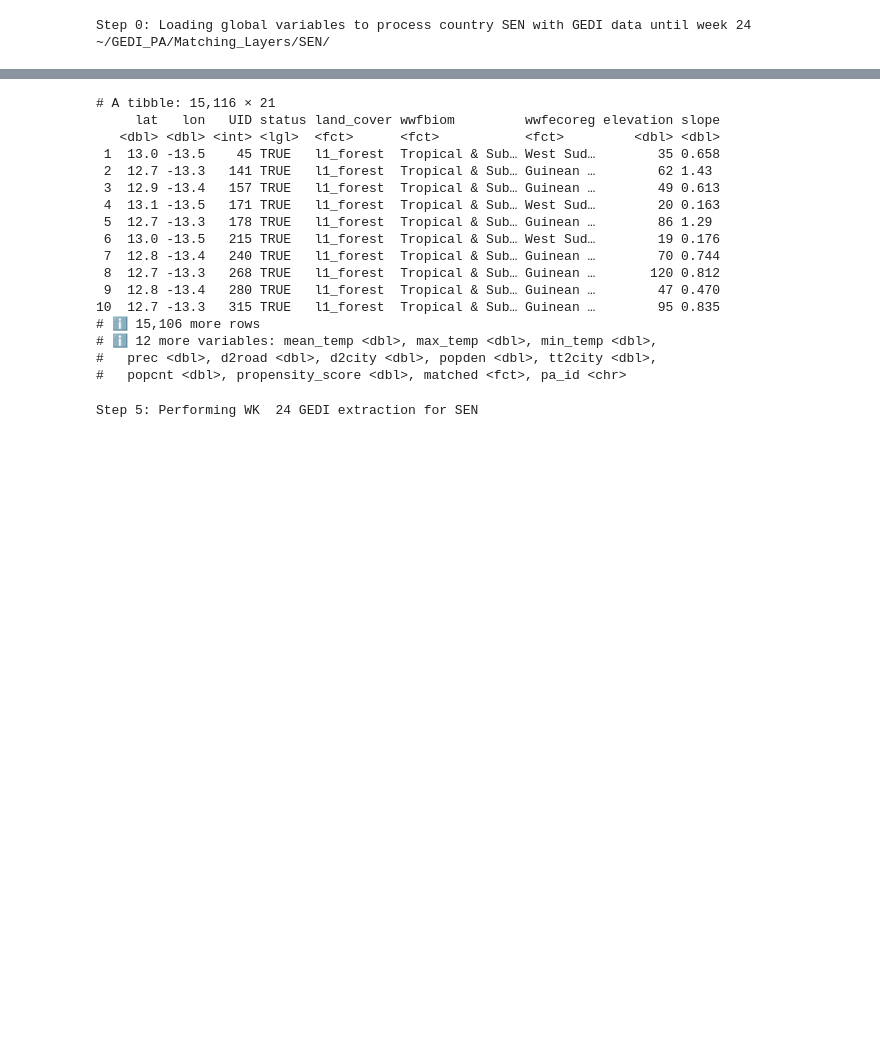
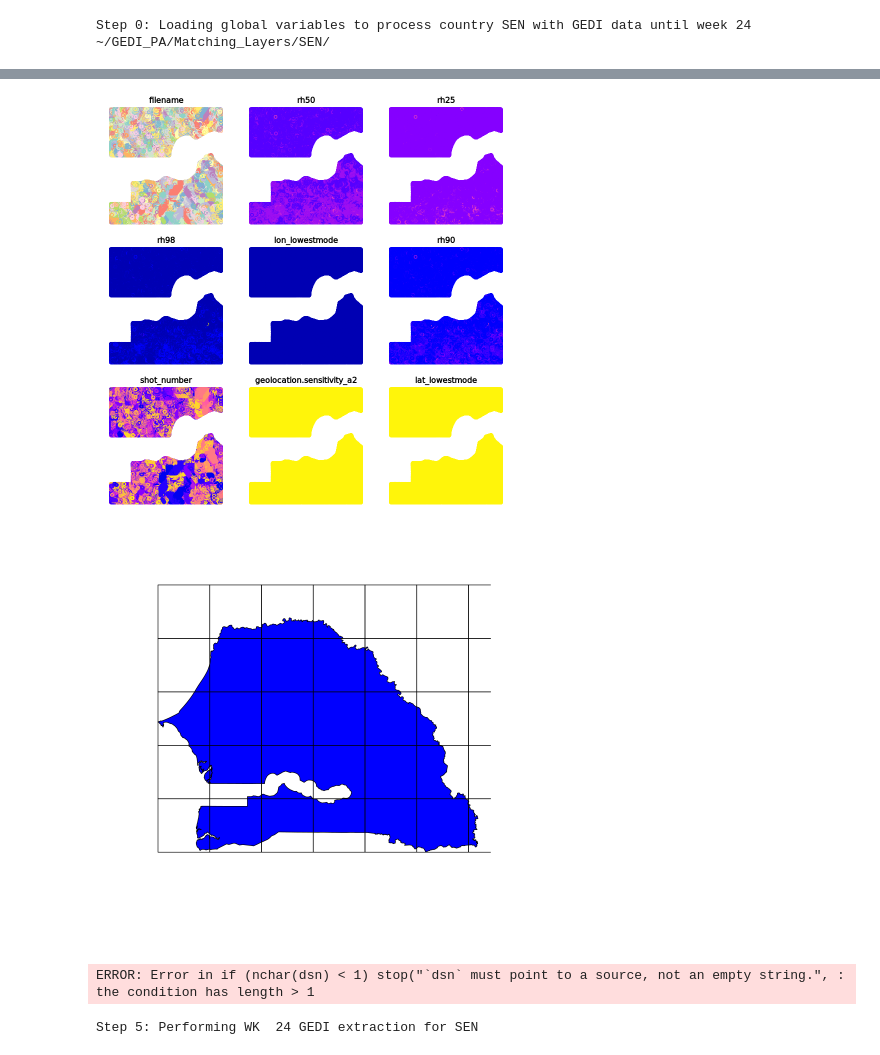
Before and after one commit to GEDI-PA/MAAP_GEDIAnalysis, a Jupyter notebook: global2.ipynb, the cells around one changed output, grey strips where cells are left out. Cells and saved outputs as stored; diff of their text form; code cells hidden in the pictures; blank space fills up the shorter version.

```diff
--- a/global2.ipynb
+++ b/global2.ipynb
@@ -73,23 +112,10 @@ matched_all <- list.files(paste("~/GEDI_PA/Matching_Layers/SEN/WDPA_matching_poi
+# %%
+plot(sf)
+# %% [output]
+[figure, added]
 # %%
-id_pa <- 865
-#GEDI_PA/Matching_Layers/SEN/WDPA_matching_points/SEN_wk24/SEN_pa_2332_matching_results_wk24.RDS
-matched <- readRDS(paste("~/GEDI_PA/Matching_Layers/SEN/WDPA_matching_points/SEN_wk24/",iso3,"_pa_", id_pa,"_matching_results_wk",gediwk,".RDS", sep=""))
-print(matched)
+grd <- data.frame(sf::st_make_grid(adm, cellsize = 1))
+plot(adm, col = "blue")
+plot(grd, add = TRUE)
 # %% [output]
-# A tibble: 15,116 × 21
-     lat   lon   UID status land_cover wwfbiom         wwfecoreg elevation slope
-   <dbl> <dbl> <int> <lgl>  <fct>      <fct>           <fct>         <dbl> <dbl>
- 1  13.0 -13.5    45 TRUE   l1_forest  Tropical & Sub… West Sud…        35 0.658
- 2  12.7 -13.3   141 TRUE   l1_forest  Tropical & Sub… Guinean …        62 1.43
- 3  12.9 -13.4   157 TRUE   l1_forest  Tropical & Sub… Guinean …        49 0.613
- 4  13.1 -13.5   171 TRUE   l1_forest  Tropical & Sub… West Sud…        20 0.163
- 5  12.7 -13.3   178 TRUE   l1_forest  Tropical & Sub… Guinean …        86 1.29
- 6  13.0 -13.5   215 TRUE   l1_forest  Tropical & Sub… West Sud…        19 0.176
- 7  12.8 -13.4   240 TRUE   l1_forest  Tropical & Sub… Guinean …        70 0.744
- 8  12.7 -13.3   268 TRUE   l1_forest  Tropical & Sub… Guinean …       120 0.812
- 9  12.8 -13.4   280 TRUE   l1_forest  Tropical & Sub… Guinean …        47 0.470
-10  12.7 -13.3   315 TRUE   l1_forest  Tropical & Sub… Guinean …        95 0.835
-# ℹ 15,106 more rows
-# ℹ 12 more variables: mean_temp <dbl>, max_temp <dbl>, min_temp <dbl>,
-#   prec <dbl>, d2road <dbl>, d2city <dbl>, popden <dbl>, tt2city <dbl>,
-#   popcnt <dbl>, propensity_score <dbl>, matched <fct>, pa_id <chr>
+[figure, added]
@@ -96,3 +124,17 @@ print(matched)
+# %%
+grd$ID <- seq.int(nrow(grd))
+
+grd<-st_read(grd)
+unique <- unique(grd$ID)
+
+for (i in 1:length(unique)) {
+  tmp <- grd[grd$ID == unique[i], ]
+    st_write(tmp,dsn="GEDI_PA/Matching_Layers/SEN/SEN_Tiles/",unique[i],".gpkg",,sep="")
+  # writeOGR(tmp, dsn="~/GEDI_PA/Matching_Layers/SEN/SEN_Tiles", unique[i], driver="GeoJSON",
+  #          overwrite_layer=TRUE)
+}
+# %% [output]
+ERROR: Error in if (nchar(dsn) < 1) stop("`dsn` must point to a source, not an empty string.", : the condition has length > 1
 # %%
 #---------------STEP5. GEDI PROCESSING - using GEDI shots to extract the treatment/control status, also extract the MODIS PFT for AGB prediction----------------
 # if (file.exists(paste(f.path,"WDPA_GEDI_extract/",iso3,"_wk",gediwk,"/",iso3,"_gedi_extracted_matching_wk",gediwk,".RDS", sep=""))){
```
Also changed, not shown: parts of 33 cells of this notebook, 1 other file.
